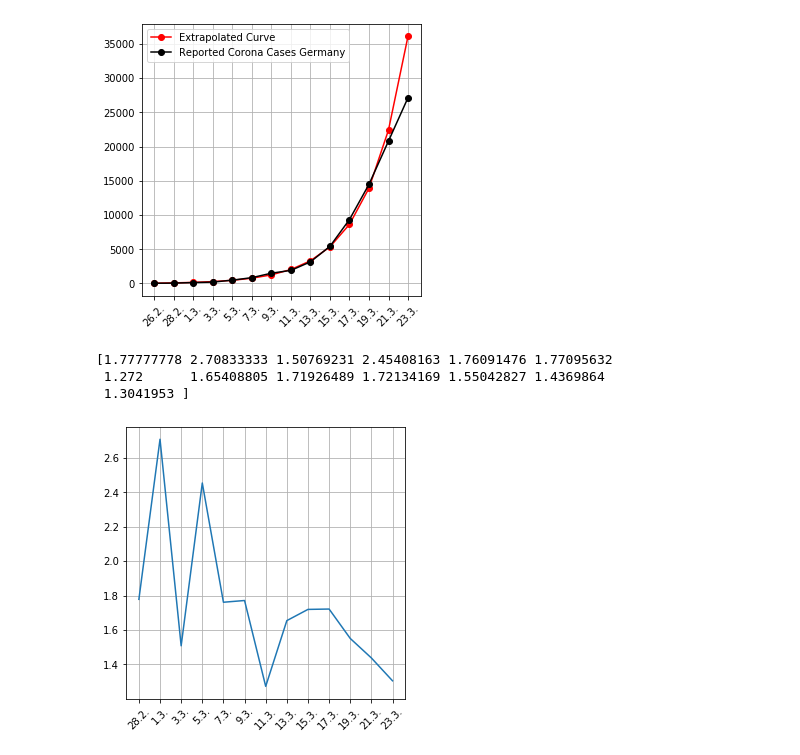
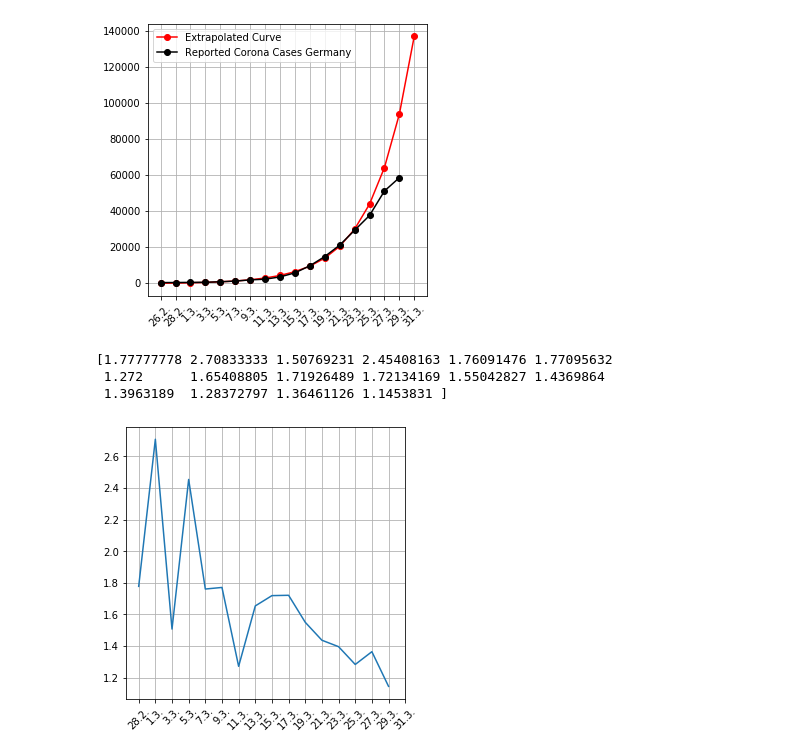
Before and after one commit to Spatiumensura/corona_prediction, a Jupyter notebook: corona_prediction.ipynb, the cells around one changed output. Cells and saved outputs as stored; diff of their text form; code cells hidden in the pictures.

```diff
--- a/corona_prediction.ipynb
+++ b/corona_prediction.ipynb
@@ -21,44 +21,47 @@ https://gisanddata.maps.arcgis.com/apps/opsdashboard/index.html#/bda7594740fd402
 17.03. : 9340
 19.03. : 14481 (21:00)
 21.03. : 20809
-22.03. : 23974 (19:00)
+ 22.03. : 23974 (19:00)
 23.03. : 29056 (21:30)
+25.03. : 37300
+27.03. : 50900
+29.03. : 58300 (16:00)
 """
 
 def func(x, a, b, c):
     return a * np.exp(b * x) + c
 
 """
 Estimate parameters
 """
-yn = np.array([27., 48., 130., 196., 481., 847.0, 1500, 1908, 3156, 5426])
-yn2 = np.array([27., 48., 130., 196., 481., 847.0, 1500, 1908, 3156, 5426, 9340, 14481, 20809, 27139])
-xn = np.arange(len(yn))
+yn  = np.array([27., 48., 130., 196., 481., 847.0, 1500, 1908, 3156, 5426, 9340, 14481, 20809, 29056])
+yn2 = np.array([27., 48., 130., 196., 481., 847.0, 1500, 1908, 3156, 5426, 9340, 14481, 20809, 29056, 37300, 50900, 58300 ])
+xn  = np.arange(len(yn))
 xn2 = np.arange(len(yn2))
 popt, pcov = curve_fit(func, xn, yn)
 
 """
 Prediction
 """
-time_index = pd.date_range('2020-02-26', '2020-3-23', freq='d')
+time_index = pd.date_range('2020-02-26', '2020-3-31', freq='d')
 ticklabels = [str(item.day)+"."+str(item.month)+"." for item in time_index[::2]]
 xp = np.arange(len(ticklabels))
 
 """
 Plotting
 """
 infected = func(xp, *popt)
 fig = plt.figure(figsize=(5,5))
 ax = plt.subplot(111)
 ax.plot(xp, func(xp, *popt), 'ro-', label="Extrapolated Curve")
 ax.plot(xn2, yn2, 'ko-', label="Reported Corona Cases Germany")
 ax.set_xticks(xp)
 ax.set_xticklabels(ticklabels, rotation = 45)
 ax.legend()
 plt.grid()
 plt.show()
 # %% [output]
-[figure, old version]
+[figure, new version]
 # %%
 growth = yn2[1:]/yn2[0:-1]
 print(growth)
@@ -72,5 +75,5 @@ plt.show()
 # %% [output]
 [1.77777778 2.70833333 1.50769231 2.45408163 1.76091476 1.77095632
  1.272      1.65408805 1.71926489 1.72134169 1.55042827 1.4369864
- 1.3041953 ]
+ 1.3963189  1.28372797 1.36461126 1.1453831 ]
-[figure, old version]
+[figure, new version]
```
